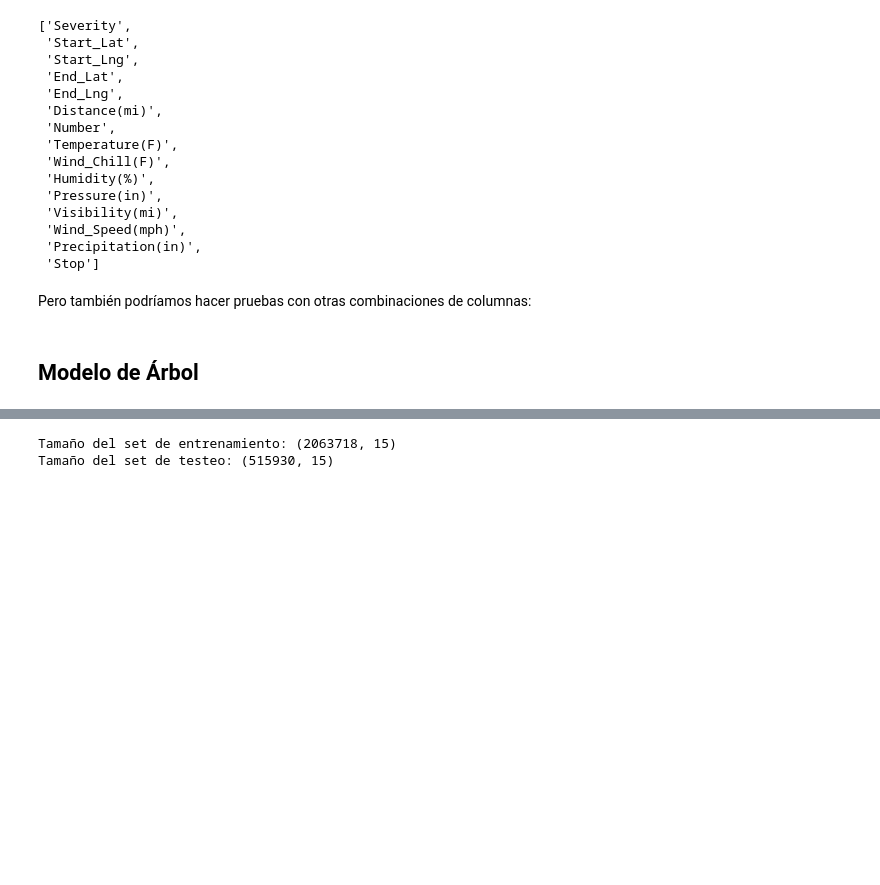
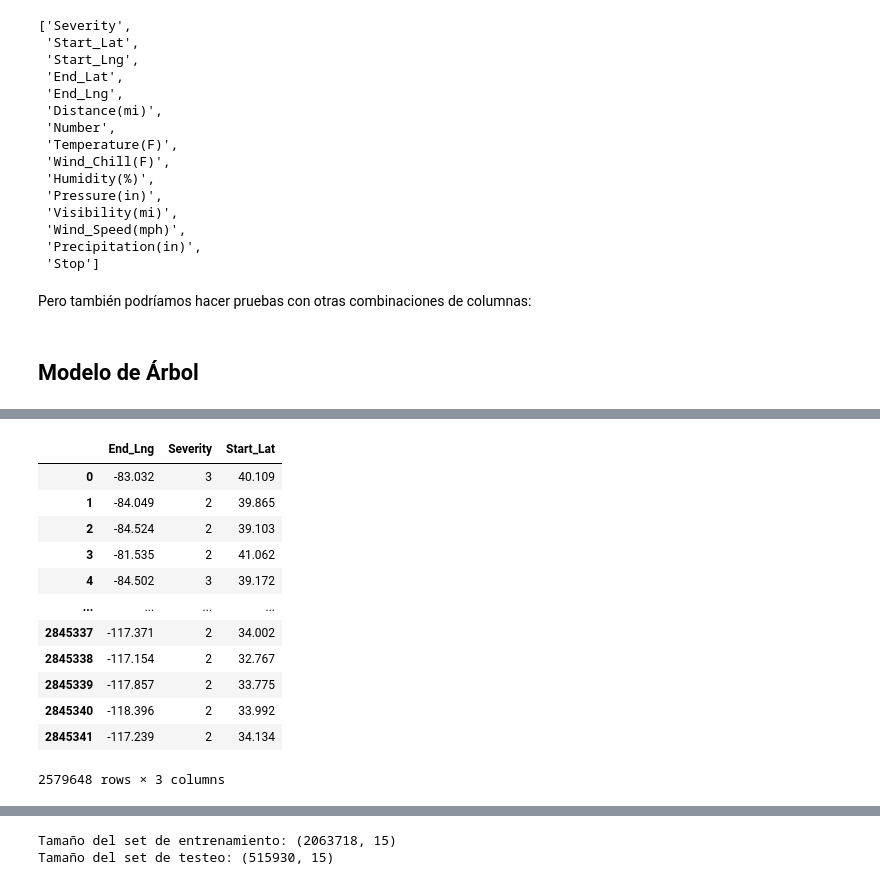
Before and after one commit to EWECORP/DScience_41870, a Jupyter notebook: ProyectoDS_Parte_III_Eduardo_Ettlin.ipynb, the cells around one changed output, grey strips where cells are left out. Cells and saved outputs as stored; diff of their text form; code cells hidden in the pictures; blank space fills up the shorter version.

```diff
--- a/ProyectoDS_Parte_III_Eduardo_Ettlin.ipynb
+++ b/ProyectoDS_Parte_III_Eduardo_Ettlin.ipynb
@@ -380,0 +431,16 @@ y = df_num['Stop']
+# %%
+X
+# %% [output]
+|  | End_Lng | Severity | Start_Lat |
+| 0 | -83.032 | 3 | 40.109 |
+| 1 | -84.049 | 2 | 39.865 |
+| 2 | -84.524 | 2 | 39.103 |
+| 3 | -81.535 | 2 | 41.062 |
+| 4 | -84.502 | 3 | 39.172 |
+| ... | ... | ... | ... |
+| 2845337 | -117.371 | 2 | 34.002 |
+| 2845338 | -117.154 | 2 | 32.767 |
+| 2845339 | -117.857 | 2 | 33.775 |
+| 2845340 | -118.396 | 2 | 33.992 |
+| 2845341 | -117.239 | 2 | 34.134 |
+2579648 rows × 3 columns
```
Also changed, not shown: parts of 20 cells of this notebook.
